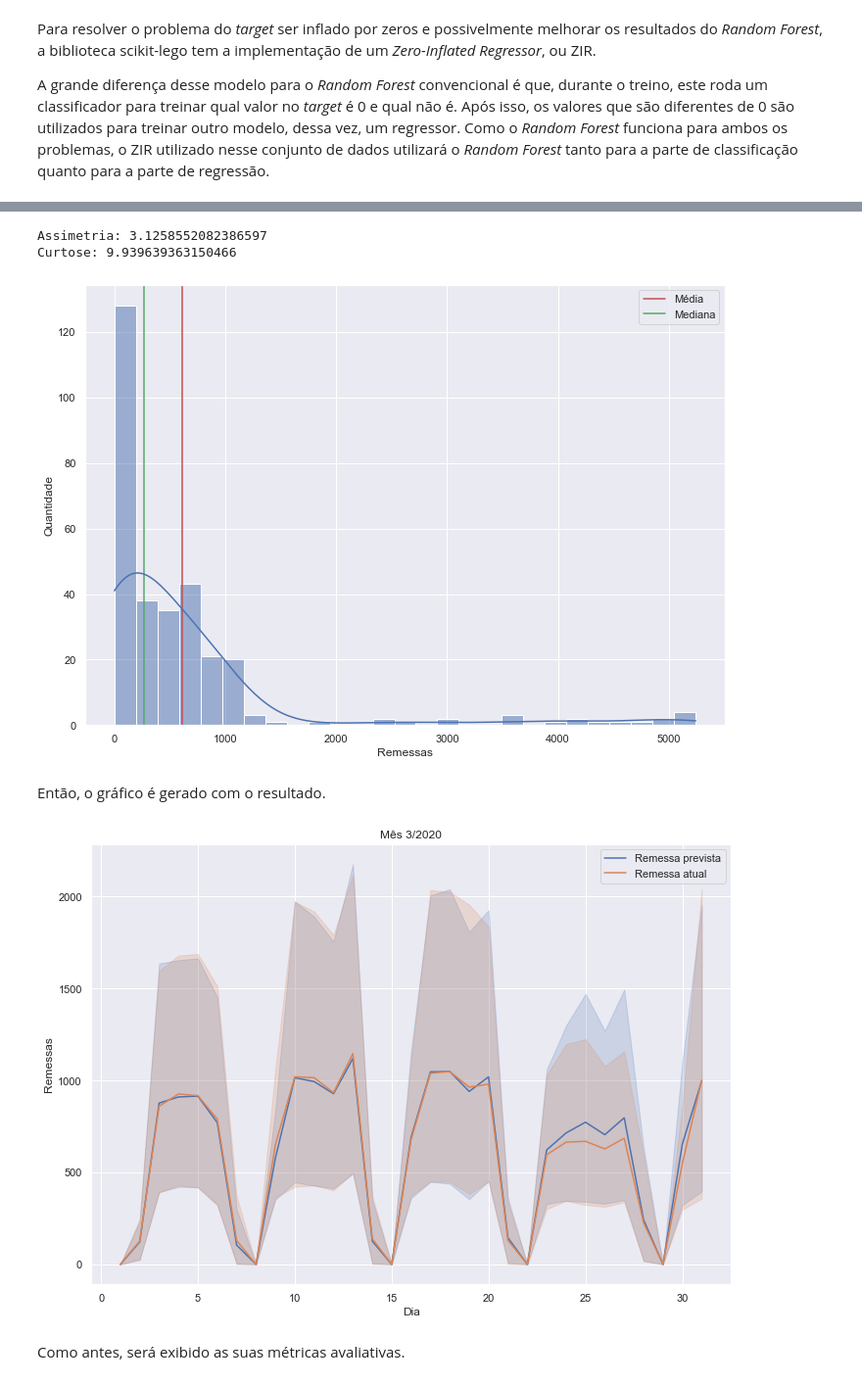
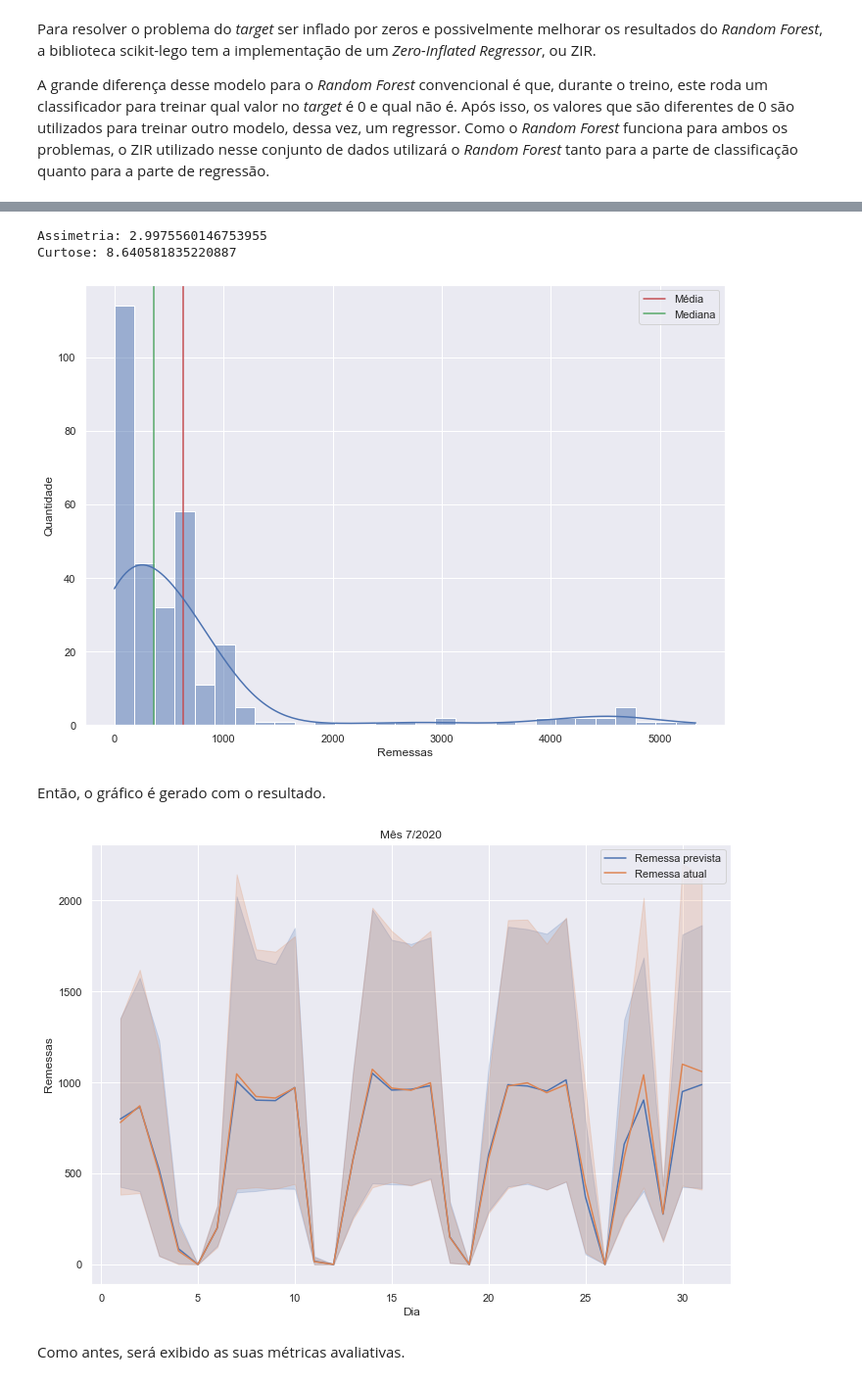
Before and after one commit to G-Moraes/case-plannera, a Jupyter notebook: main.ipynb, the cells around one changed output, grey strips where cells are left out. Shown at 98% size. Cells and saved outputs as stored; diff of their text form; code cells hidden in the pictures.

```diff
--- a/main.ipynb
+++ b/main.ipynb
@@ -82,6 +84,6 @@ Realmente a relação entre essas duas *features* é mais ou menos diretamente p
 # %% [markdown]
 Para ter uma métrica de cada modelo e o quão preciso é o mesmo, é utilizado o próprio conjunto de dados com o *target* que temos. É, então, selecionado um mês disponível no conjunto de dados para ser separado como teste. O resto dos meses serão utilizados para treinamento de cada modelo preditivo.
 # %%
-mes = 3
+mes = 7
 ano = 2020
 # %% [markdown]
@@ -89,5 +91,5 @@ Para fins de teste, foi escolhido o mês de Março de 2020. Qualquer outro mês
 # %%
-X_treino, X_teste, y_treino, y_teste = gerarMesTeste(X, y, mes, 2020)
+X_treino, X_val, y_treino, y_val = gerarMesTeste(X, y, mes, ano)
 # %%
 plt.clf()
 
@@ -178,7 +258,7 @@ Para resolver o problema do *target* ser inflado por zeros e possivelmente melho
 
 A grande diferença desse modelo para o *Random Forest* convencional é que, durante o treino, este roda um classificador para treinar qual valor no *target* é 0 e qual não é. Após isso, os valores que são diferentes de 0 são utilizados para treinar outro modelo, dessa vez, um regressor. Como o *Random Forest* funciona para ambos os problemas, o ZIR utilizado nesse conjunto de dados utilizará o *Random Forest* tanto para a parte de classificação quanto para a parte de regressão.
 # %%
-resultadoZIR = gerarResultadoZIRRandomForest(X_treino, X_teste, y_treino)
+resultado_ZIR_RF = gerarResultadoZIRRandomForest(X_treino, X_val, y_treino)
 # %%
 plt.clf()
 
@@ -192,14 +272,14 @@ Text(0, 0.5, 'Remessas')
 # %%
-gerarHistograma(resultadoZIR)
+gerarHistograma(resultado_ZIR_RF)
 # %% [output]
-Assimetria: 3.1258552082386597
-Curtose: 9.939639363150466
+Assimetria: 2.9975560146753955
+Curtose: 8.640581835220887
-[figure, old version]
+[figure, new version]
 # %% [markdown]
 Então, o gráfico é gerado com o resultado.
 # %%
-gerarGraficoMensal(X_treino, X_teste, y_teste, resultadoZIR, comecoMes = 0)
+gerarGraficoMensal(X_treino, X_val, y_val, resultado_ZIR_RF, comecoMes = 0)
 # %% [output]
-[figure, old version]
+[figure, new version]
 # %% [markdown]
 Como antes, será exibido as suas métricas avaliativas.
```
Also changed, not shown: parts of 123 cells of this notebook, 1 other file.
